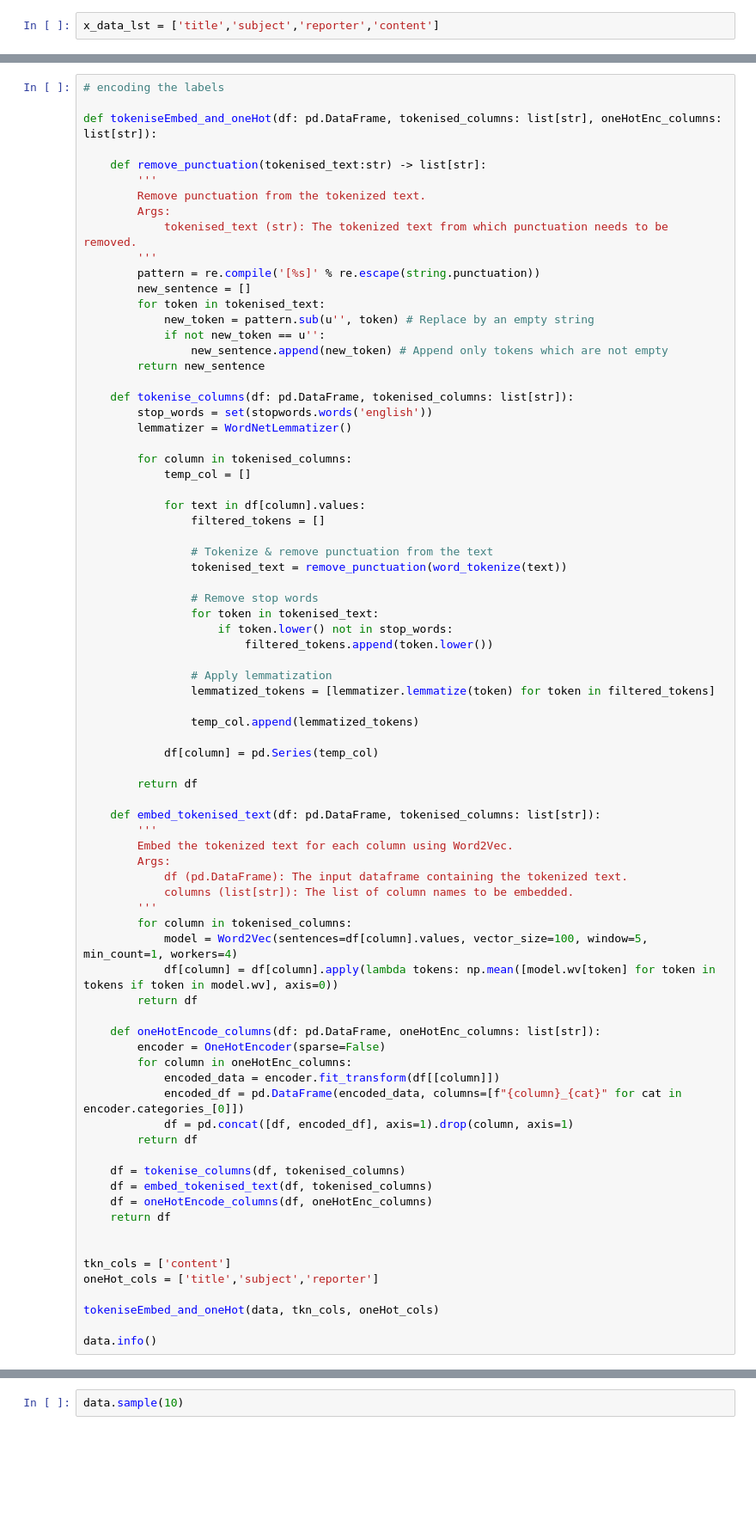
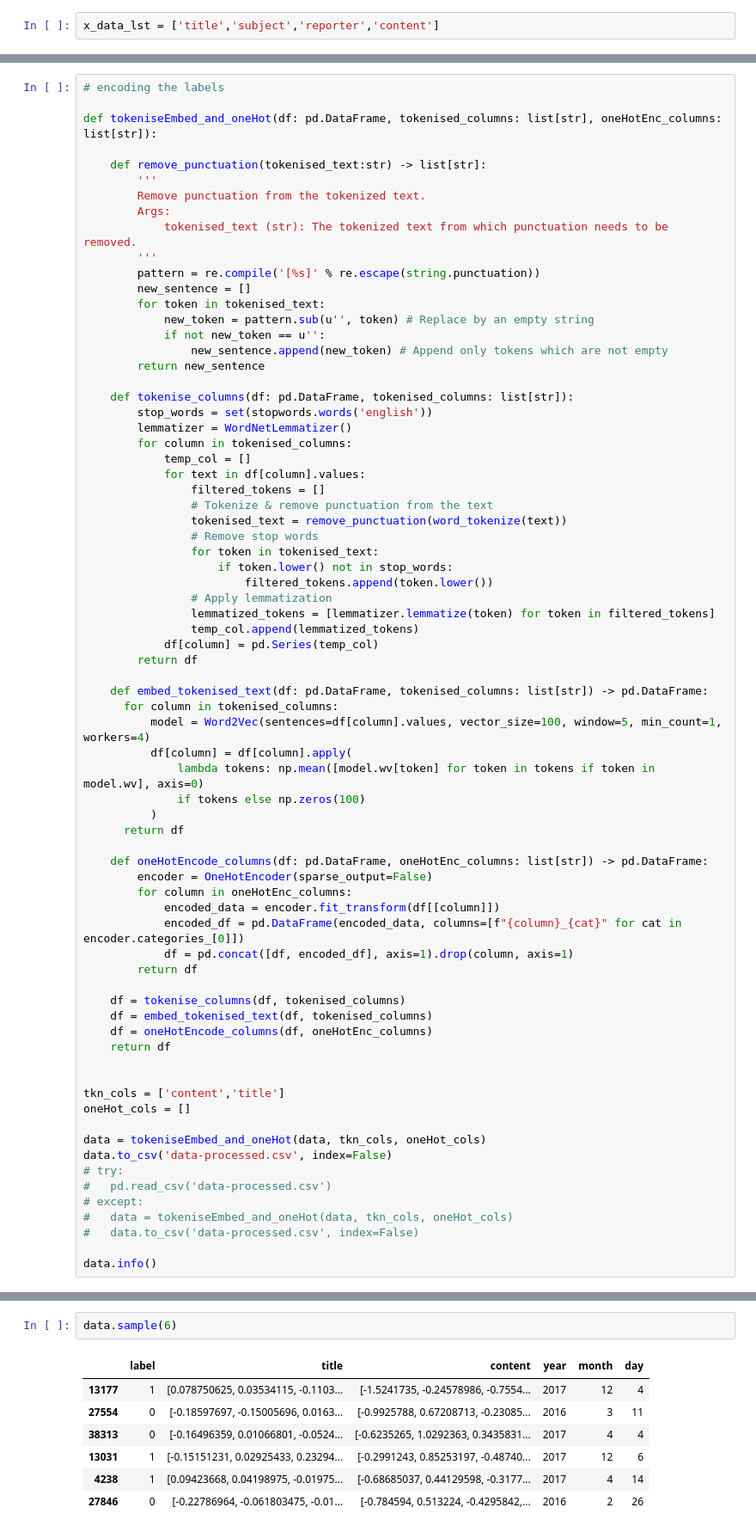
Before and after one commit to plip1e/NLP-first-project, a Jupyter notebook: main.ipynb, the cells around one changed output, grey strips where cells are left out. Shown at 86% size. Drawn from its saved outputs; the diff is of its cells as text; blank space fills up the shorter version.

```diff
--- a/main.ipynb
+++ b/main.ipynb
@@ -51,44 +109,33 @@ def tokeniseEmbed_and_oneHot(df: pd.DataFrame, tokenised_columns: list[str], one
     def tokenise_columns(df: pd.DataFrame, tokenised_columns: list[str]):
         stop_words = set(stopwords.words('english'))
         lemmatizer = WordNetLemmatizer()
-
         for column in tokenised_columns:
             temp_col = []
-
             for text in df[column].values:
                 filtered_tokens = []
-
                 # Tokenize & remove punctuation from the text
                 tokenised_text = remove_punctuation(word_tokenize(text))
-
                 # Remove stop words
                 for token in tokenised_text:
                     if token.lower() not in stop_words:
                         filtered_tokens.append(token.lower())
-
                 # Apply lemmatization
                 lemmatized_tokens = [lemmatizer.lemmatize(token) for token in filtered_tokens]
-
                 temp_col.append(lemmatized_tokens)
-
             df[column] = pd.Series(temp_col)
-
         return df
 
-    def embed_tokenised_text(df: pd.DataFrame, tokenised_columns: list[str]):
-        '''
-        Embed the tokenized text for each column using Word2Vec.
-        Args:
-            df (pd.DataFrame): The input dataframe containing the tokenized text.
-            columns (list[str]): The list of column names to be embedded.
-        '''
-        for column in tokenised_columns:
-            model = Word2Vec(sentences=df[column].values, vector_size=100, window=5, min_count=1, workers=4)
-            df[column] = df[column].apply(lambda tokens: np.mean([model.wv[token] for token in tokens if token in model.wv], axis=0))
-        return df
+    def embed_tokenised_text(df: pd.DataFrame, tokenised_columns: list[str]) -> pd.DataFrame:
+      for column in tokenised_columns:
+          model = Word2Vec(sentences=df[column].values, vector_size=100, window=5, min_count=1, workers=4)
+          df[column] = df[column].apply(
+              lambda tokens: np.mean([model.wv[token] for token in tokens if token in model.wv], axis=0)
+              if tokens else np.zeros(100)
+          )
+      return df
 
-    def oneHotEncode_columns(df: pd.DataFrame, oneHotEnc_columns: list[str]):
-        encoder = OneHotEncoder(sparse=False)
+    def oneHotEncode_columns(df: pd.DataFrame, oneHotEnc_columns: list[str]) -> pd.DataFrame:
+        encoder = OneHotEncoder(sparse_output=False)
         for column in oneHotEnc_columns:
             encoded_data = encoder.fit_transform(df[[column]])
             encoded_df = pd.DataFrame(encoded_data, columns=[f"{column}_{cat}" for cat in encoder.categories_[0]])
@@ -101,9 +148,15 @@ def tokeniseEmbed_and_oneHot(df: pd.DataFrame, tokenised_columns: list[str], one
     return df
 
 
-tkn_cols = ['content']
-oneHot_cols = ['title','subject','reporter']
+tkn_cols = ['content','title']
+oneHot_cols = []
 
-tokeniseEmbed_and_oneHot(data, tkn_cols, oneHot_cols)
+data = tokeniseEmbed_and_oneHot(data, tkn_cols, oneHot_cols)
+data.to_csv('data-processed.csv', index=False)
+# try:
+#   pd.read_csv('data-processed.csv')
+# except:
+#   data = tokeniseEmbed_and_oneHot(data, tkn_cols, oneHot_cols)
+#   data.to_csv('data-processed.csv', index=False)
 
 data.info()
@@ -110,2 +177,10 @@ data.info()
 # %%
-data.sample(10)
+data.sample(6)
+# %% [output]
+|  | label | title | content | year | month | day |
+| 13177 | 1 | [0.078750625, 0.03534115, -0.1103... | [-1.5241735, -0.24578986, -0.7554... | 2017 | 12 | 4 |
+| 27554 | 0 | [-0.18597697, -0.15005696, 0.0163... | [-0.9925788, 0.67208713, -0.23085... | 2016 | 3 | 11 |
+| 38313 | 0 | [-0.16496359, 0.01066801, -0.0524... | [-0.6235265, 1.0292363, 0.3435831... | 2017 | 4 | 4 |
+| 13031 | 1 | [-0.15151231, 0.02925433, 0.23294... | [-0.2991243, 0.85253197, -0.48740... | 2017 | 12 | 6 |
+| 4238 | 1 | [0.09423668, 0.04198975, -0.01975... | [-0.68685037, 0.44129598, -0.3177... | 2017 | 4 | 14 |
+| 27846 | 0 | [-0.22786964, -0.061803475, -0.01... | [-0.784594, 0.513224, -0.4295842,... | 2016 | 2 | 26 |
```
Also changed, not shown: parts of 9 cells of this notebook.
